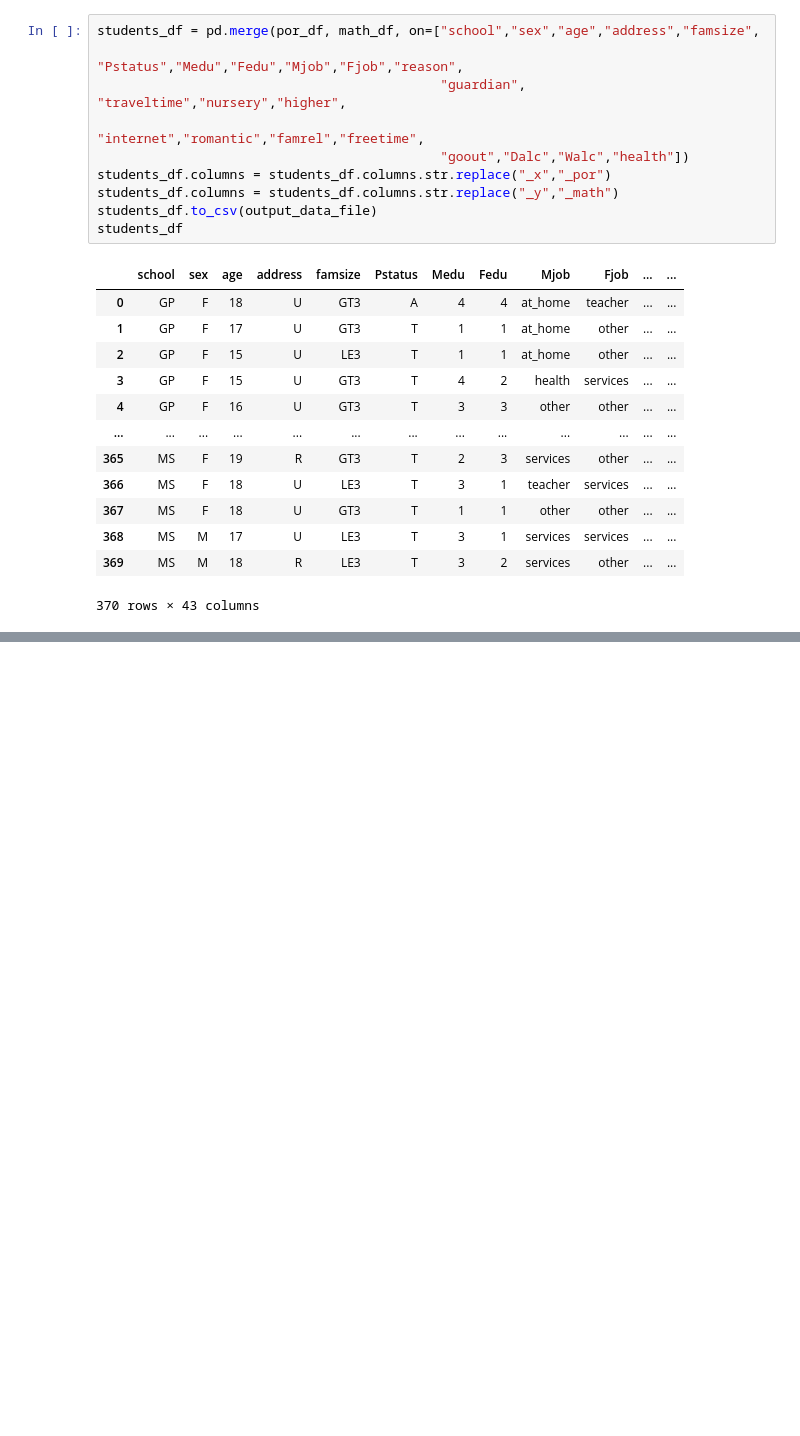
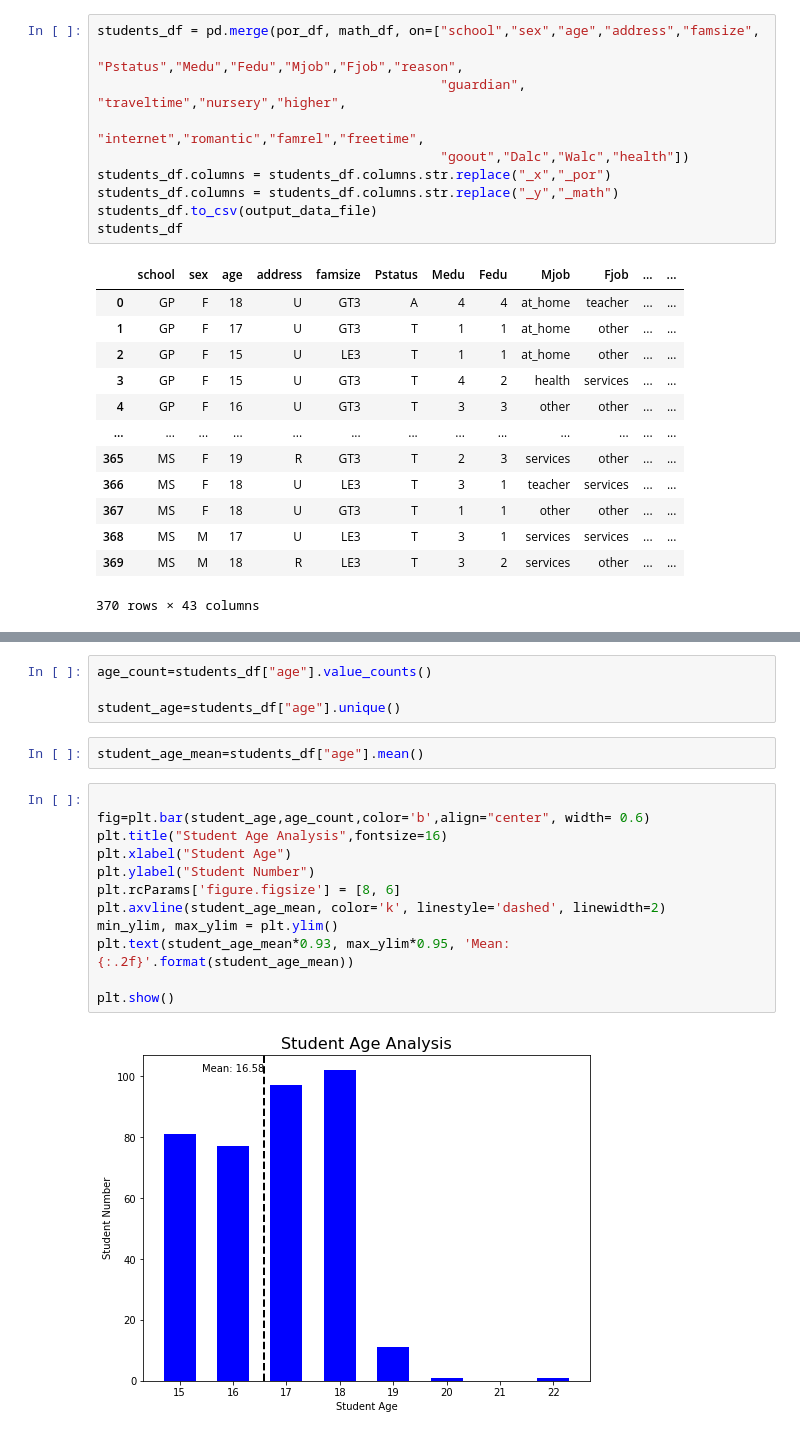
Before and after one commit to panlovelyda/project-one, a Jupyter notebook: AlcoholPy.ipynb, the cells around one changed output, grey strips where cells are left out. Drawn from its saved outputs; the diff is of its cells as text; blank space fills up the shorter version.

```diff
--- a/AlcoholPy.ipynb
+++ b/AlcoholPy.ipynb
@@ -36,0 +52,20 @@ students_df
+# %%
+age_count=students_df["age"].value_counts()
+
+student_age=students_df["age"].unique()
+# %%
+student_age_mean=students_df["age"].mean()
+# %%
+
+fig=plt.bar(student_age,age_count,color='b',align="center", width= 0.6)
+plt.title("Student Age Analysis",fontsize=16)
+plt.xlabel("Student Age")
+plt.ylabel("Student Number")
+plt.rcParams['figure.figsize'] = [8, 6]
+plt.axvline(student_age_mean, color='k', linestyle='dashed', linewidth=2)
+min_ylim, max_ylim = plt.ylim()
+plt.text(student_age_mean*0.93, max_ylim*0.95, 'Mean: {:.2f}'.format(student_age_mean))
+
+plt.show()
+# %% [output]
+[figure, added]
```
Also changed, not shown: parts of 5 cells of this notebook.
